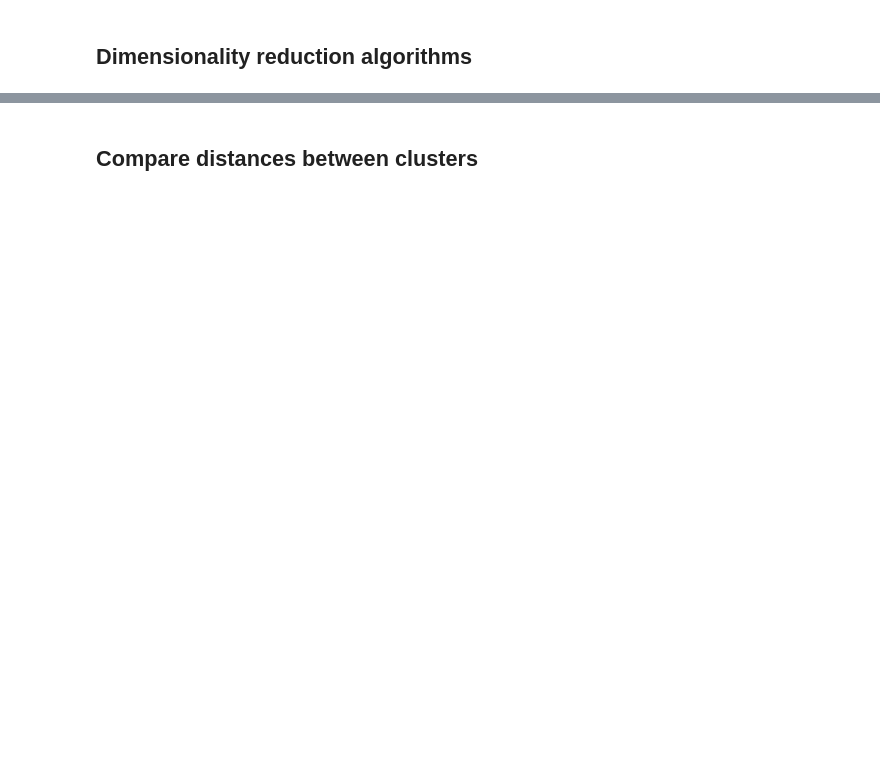
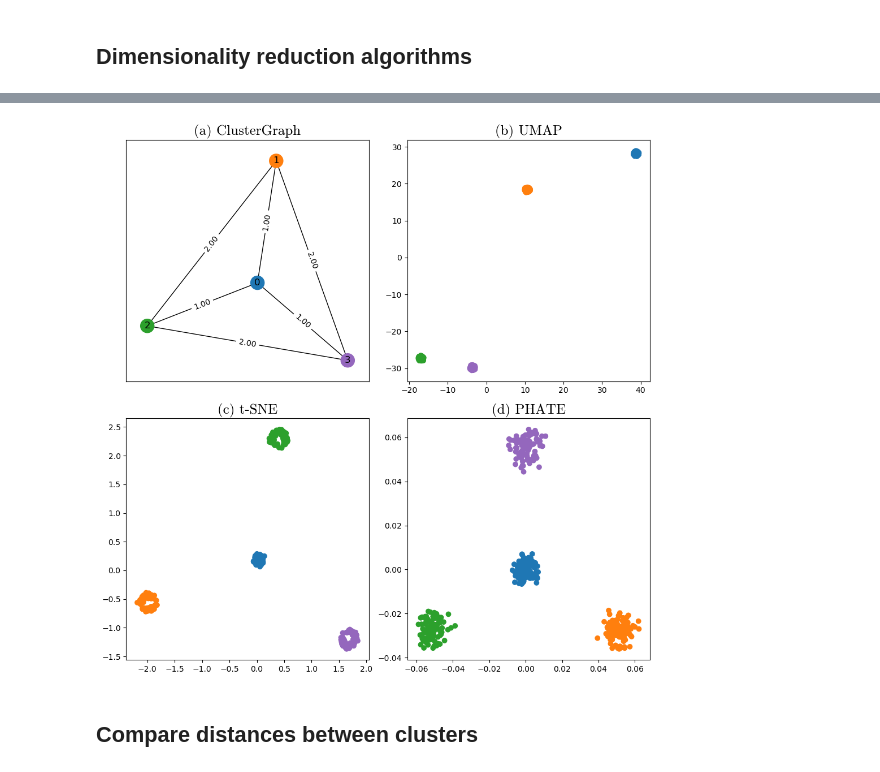
Before and after one commit to dioscuri-tda/ClusterGraph, a Jupyter notebook: examples/1_non_embeddable_example.ipynb, the cells around one changed output, grey strips where cells are left out. Drawn from its saved outputs; the diff is of its cells as text; code cells hidden in the pictures; blank space fills up the shorter version.

```diff
--- a/examples/non_embeddable_example.ipynb
+++ b/examples/1_non_embeddable_example.ipynb
@@ -158,34 +157,26 @@ X_phate = phate_operator.fit_transform(X)
 # %%
 fig, axs = plt.subplots(2, 2, figsize=(10, 10))
 
-nx.draw_networkx(
-    graph,
-    pos,
-    with_labels=True,
-    font_weight="bold",
-    node_color=[dict_colors[i] for i in range(4)],
-    ax=axs[0, 0],
-)
-nx.draw_networkx_edge_labels(
-    graph, pos, label_pos=0.5, edge_labels=edge_labels, ax=axs[0, 0]
-)
+draw_graph(cluster_g.Graph, ax=axs[0, 0], pos=pos)
 
 color_points = [dict_colors[p] for p in labels]
 
 
 axs[0, 0].set_title("(a) ClusterGraph", fontname="serif", family="cmr10", size=18)
 
 axs[0, 1].scatter(X_umap[:, 0], X_umap[:, 1], c=color_points)
 axs[0, 1].set_title("(b) UMAP", fontname="serif", family="cmr10", size=18)
 
 axs[1, 0].scatter(X_tnse[:, 0], X_tnse[:, 1], c=color_points)
 axs[1, 0].set_title("(c) t-SNE", fontname="serif", family="cmr10", size=18)
 
 axs[1, 1].scatter(X_phate[:, 0], X_phate[:, 1], c=color_points)
 axs[1, 1].set_title("(d) PHATE", fontname="serif", family="cmr10", size=18)
 
 plt.tight_layout()
 # plt.savefig("impossible.pdf")
+# %% [output]
+[figure, added]
 # %% [markdown]
 ## Compare distances between clusters
 # %%
```
Also changed, not shown: parts of 11 cells of this notebook, 9 other files.
